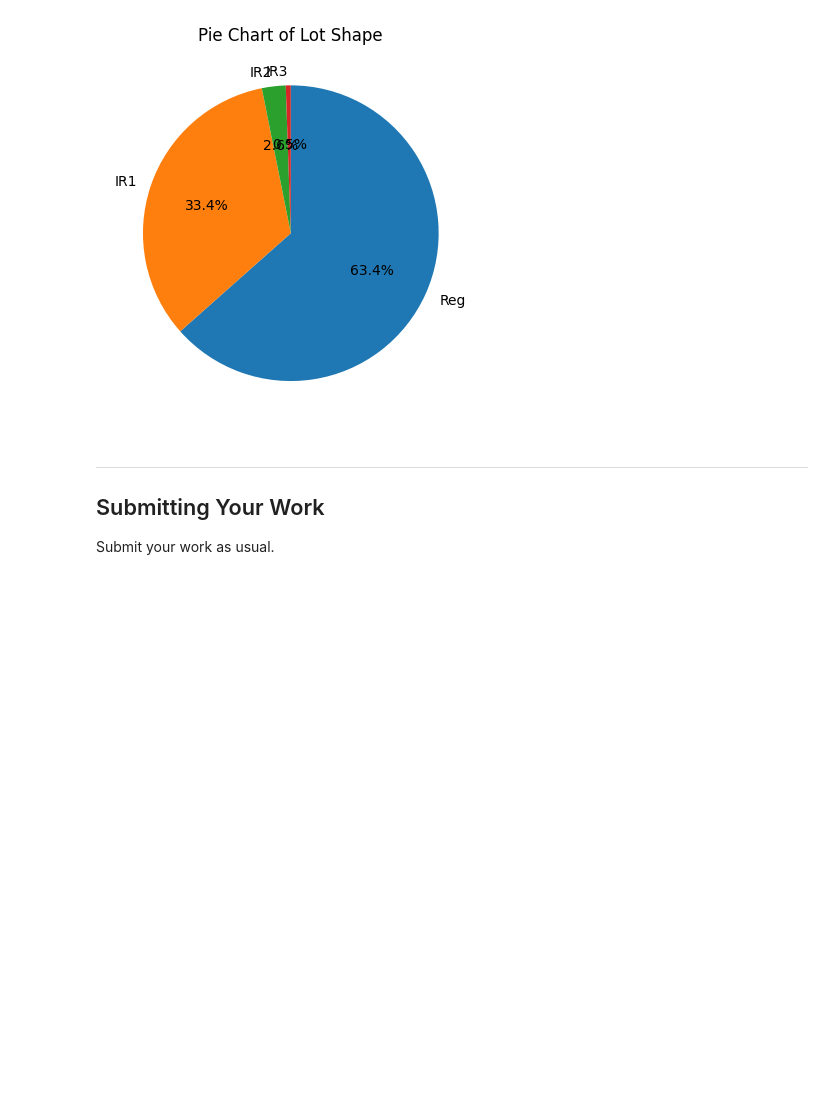
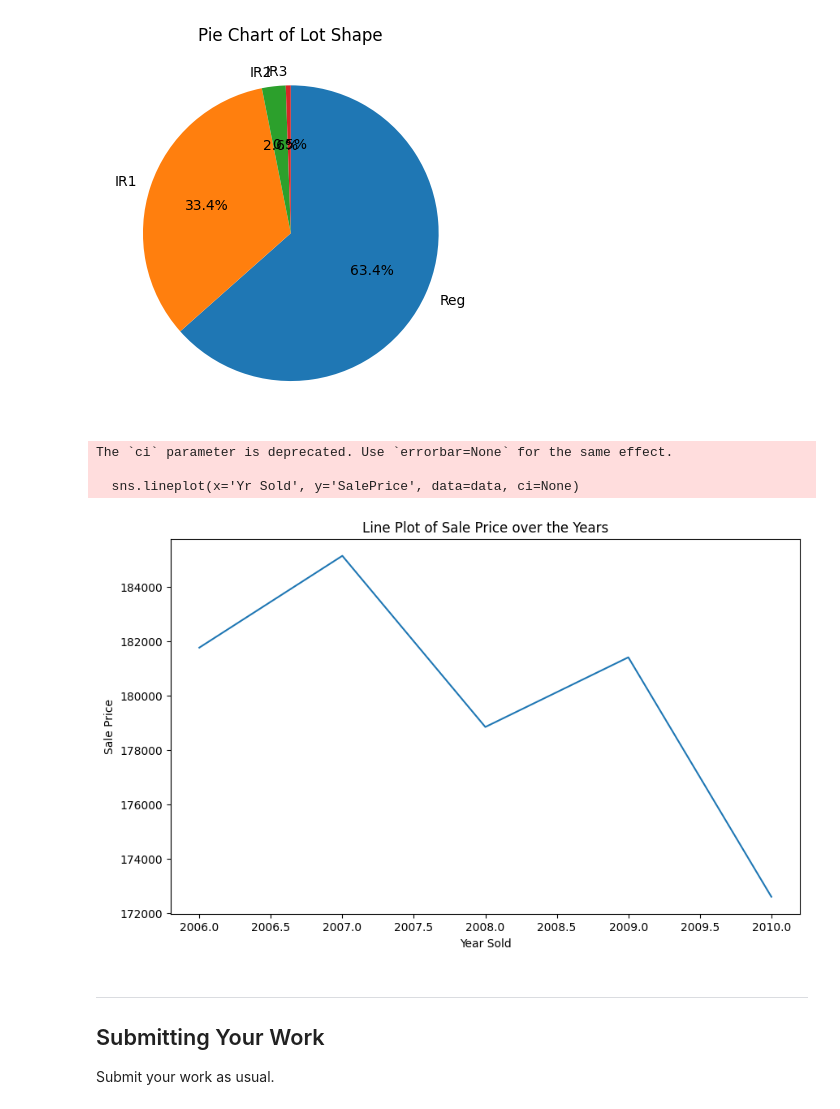
Before and after one commit to Harischandra359/Data-retrieval-manipulation, a Jupyter notebook: week13/week13_assignment_2.ipynb, the cells around one changed output. Saved outputs shown, nothing was run; the diff lists cells and outputs as text; code cells hidden in the pictures; blank space fills up the shorter version.

```diff
--- a/week13/week13_assignment_2.ipynb
+++ b/week13/week13_assignment_2.ipynb
@@ -155,6 +155,26 @@ else:
     print(f"The chosen column '{categorical_column}' is not categorical.")
 # %% [output]
 [figure]
+# %%
+import matplotlib.pyplot as plt
+import seaborn as sns
+
+'''The line plot of 'Sale Price' over the years can provide insights into the general trend
+of how house prices have changed over the years.
+'''
+
+# Line plot of 'SalePrice' over the years
+plt.figure(figsize=(10, 6))
+sns.lineplot(x='Yr Sold', y='SalePrice', data=data, ci=None)
+plt.title('Line Plot of Sale Price over the Years')
+plt.xlabel('Year Sold')
+plt.ylabel('Sale Price')
+plt.show()
+# %% [output]
+The `ci` parameter is deprecated. Use `errorbar=None` for the same effect.
+
+  sns.lineplot(x='Yr Sold', y='SalePrice', data=data, ci=None)
+[figure, added]
 # %% [markdown]
 
 
```
